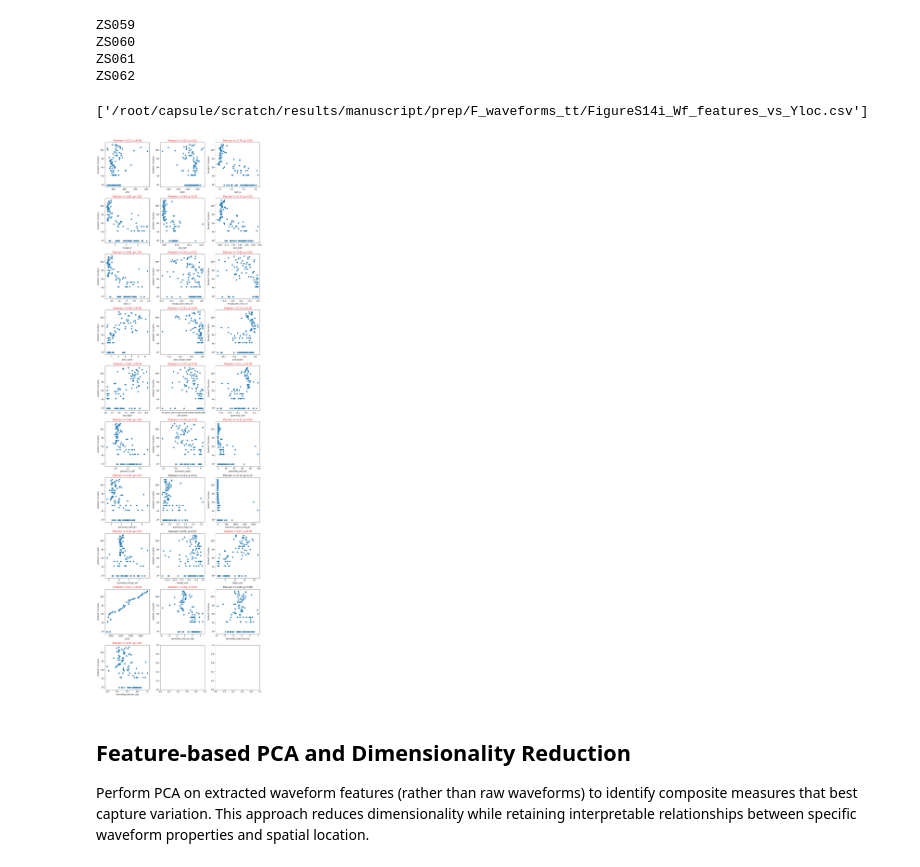
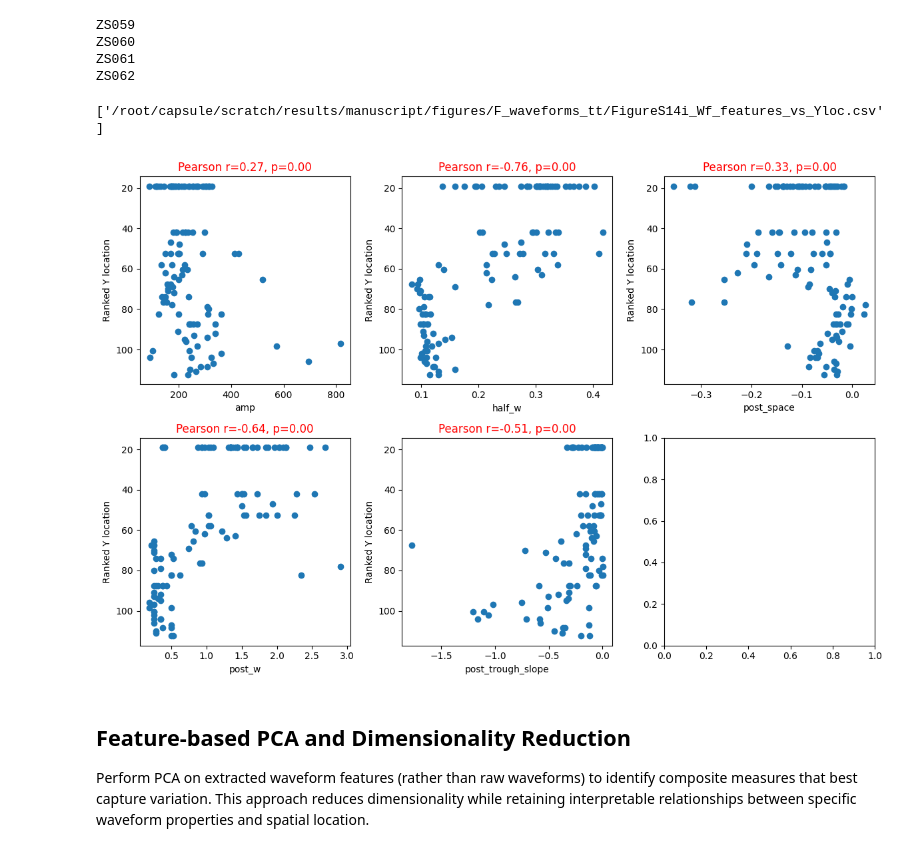
Before and after one commit to AllenNeuralDynamics/aind-beh-ephys-analysis, a Jupyter notebook: code/beh_ephys_analysis/session_combine/manuscript_figures/F_waveform_space_tetrode.ipynb, the cells around one changed output. Drawn from its saved outputs; the diff is of its cells as text; code cells hidden in the pictures.

```diff
--- a/code/beh_ephys_analysis/session_combine/manuscript_figures/F_waveform_space_tetrode.ipynb
+++ b/code/beh_ephys_analysis/session_combine/manuscript_figures/F_waveform_space_tetrode.ipynb
@@ -102,7 +107,7 @@ wf_folder = os.path.join(capsule_dirs["manuscript_fig_prep_dir"], 'waveform_tt')
 if not os.path.exists(wf_folder):
     os.makedirs(wf_folder)
 
-target_folder = os.path.join(capsule_dirs['manuscript_fig_prep_dir'], 'F_waveforms_tt')
+target_folder = os.path.join(capsule_dirs['manuscript_fig_dir'], 'F_waveforms_tt')
 if not os.path.exists(target_folder):
     os.makedirs(target_folder)
 # %% [markdown]
@@ -388,3 +191,10 @@ wf_features = pd.read_csv(str(capsule_directories()['manuscript_fig_prep_dir'])
 # %%
+wf_features = pd.read_csv(
+    os.path.join(capsule_dirs['manuscript_fig_prep_dir'], 'waveforms_tt', 'combined_features.csv')
+)
+# Features already in ms (converted by waveform_generation_tt.py at 32 kHz sampling rate)
 wf_features.rename(columns={'unit_id': 'unit'}, inplace=True)
-combined_features = wf_features.merge(combined_tagged_units_filtered[['session', 'unit', 'x_ccf', 'y_ccf', 'z_ccf', 'isi_violations']], on=['session', 'unit'], how='left')
+combined_features = wf_features.merge(
+    combined_tagged_units_filtered[['session', 'unit', 'x_ccf', 'y_ccf', 'z_ccf', 'isi_violations']],
+    on=['session', 'unit'], how='left'
+)
@@ -601,35 +409,37 @@ y_loc_ranked = rankdata(y_loc)
 features = wf_features.columns.tolist()
 features.remove('unit')
 features.remove('session')
 features.remove('probe')
+features = ['amp', 'half_w', 'post_space', 'post_w', 'post_trough_slope']
 n_rows = int(np.ceil(len(features)/3))
 fig, axes = plt.subplots(nrows=n_rows, ncols=3, figsize=(4*3, 4*n_rows))
 for feature_ind, feature in enumerate(features):
     ax = axes[feature_ind // 3, feature_ind % 3]
     focus = wf_features[feature].values
     sc = ax.scatter(focus, y_loc_ranked)
     ax.set_xlabel(feature)
     ax.set_ylabel('Ranked Y location')
+    ax.invert_yaxis()
     # calculate pearson correlation
     valid_ind = ~np.isnan(focus)
     corr, pval = stats.pearsonr(focus[valid_ind], y_loc_ranked[valid_ind])
     if pval<=0.05:
         title_color = 'red'
     else:
         title_color = 'black'
 
     ax.set_title(f'Pearson r={corr:.2f}, p={pval:.2f}', color=title_color)
 plt.tight_layout()
 save_panels(fig, target_folder, f'Wf_features_vs_Yloc', ['FigureS14i'], exts=('pdf',), dpi=300, bbox_inches='tight')
 # ---- panel CSV (rule 1: scatter, ranked depth vs each waveform feature) ----
 _cols = {'y_loc_ranked': np.asarray(y_loc_ranked)}
 for _f in features:
     _cols[_f] = wf_features[_f].values
 save_panel_csv(columns_to_df(**_cols), target_folder, f'Wf_features_vs_Yloc', ['FigureS14i'])
 ##FigureS14i##
 # %% [output]
-['/root/capsule/scratch/results/manuscript/prep/F_waveforms_tt/FigureS14i_Wf_features_vs_Yloc.csv']
+['/root/capsule/scratch/results/manuscript/figures/F_waveforms_tt/FigureS14i_Wf_features_vs_Yloc.csv']
-[figure, old version]
+[figure, new version]
 # %% [markdown]
 ## Feature-based PCA and Dimensionality Reduction
 
```
Also changed, not shown: parts of 18 cells of this notebook, 22 other files.
